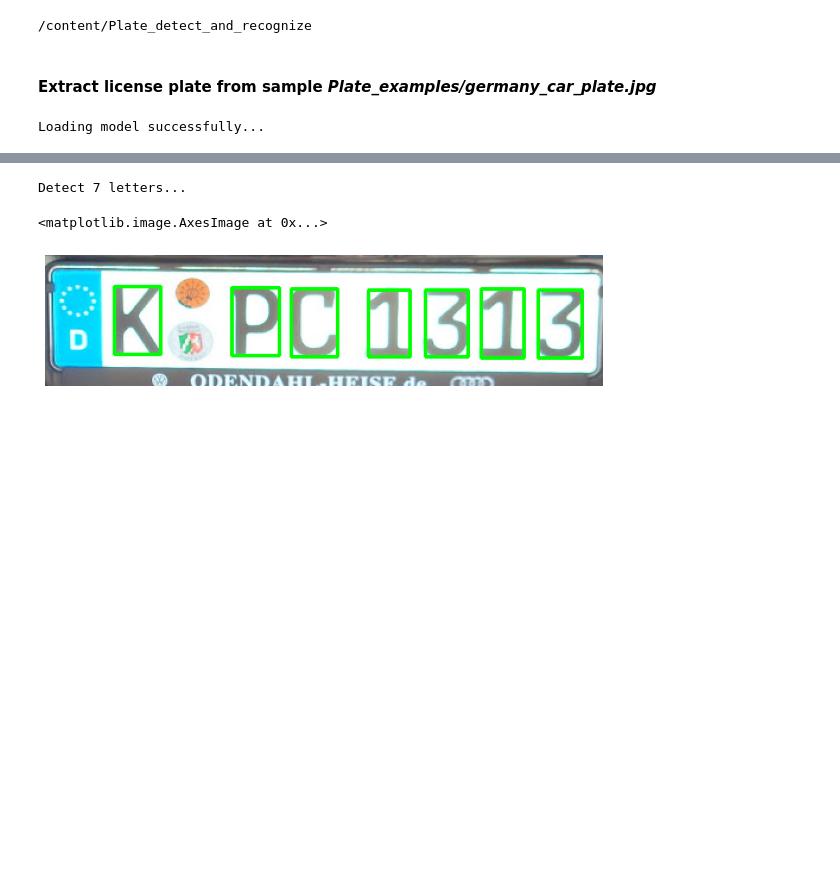
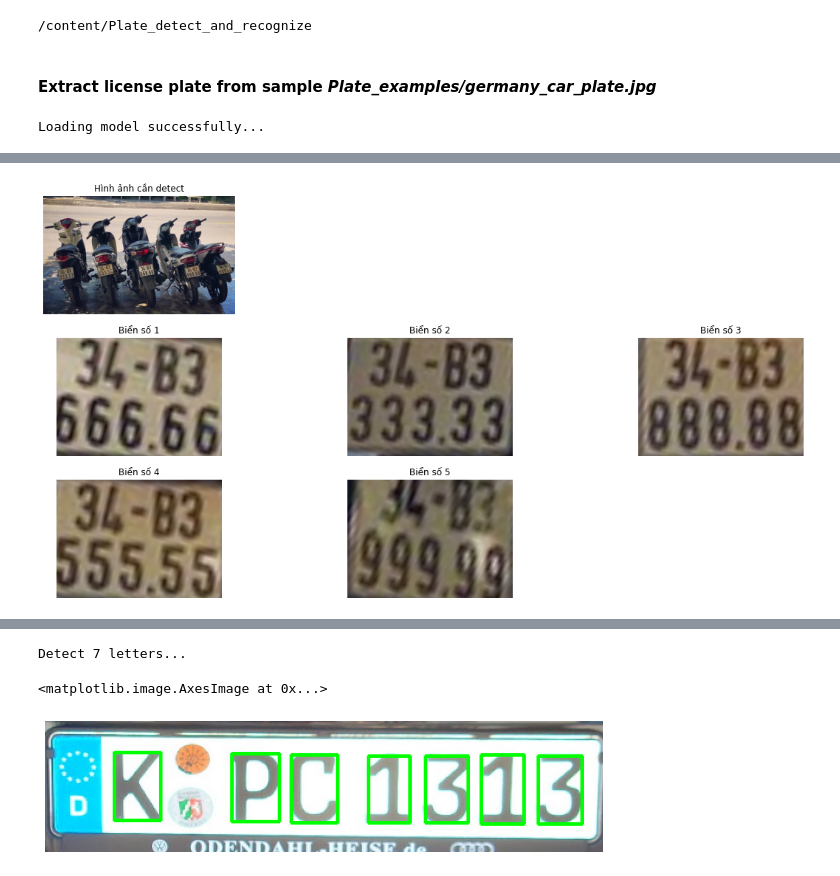
Before and after one commit to phan-le-phu/Plate_detect_and_recognize, a Jupyter notebook: [Part 2]Plate_character_segmentation_with_OpenCV.ipynb, the cells around one changed output, grey strips where cells are left out. Drawn from its saved outputs; the diff is of its cells as text; code cells hidden in the pictures; blank space fills up the shorter version.

```diff
--- a/[Part 2]Plate_character_segmentation_with_OpenCV.ipynb
+++ b/[Part 2]Plate_character_segmentation_with_OpenCV.ipynb
@@ -87,3 +72,17 @@ array([[1, 1, 1],
+# %%
+nrows = math.ceil(len(LpImg) / 3) + 1
+fig3 = plt.figure(figsize=(20, 10))
+ax = fig3.add_subplot(nrows, 3, 1)
+ax.axis("off")
+ax.set_title("Hình ảnh cần detect")
+implot = plt.imshow(vehicle)
+for i in range(len(LpImg)):
+  ax = fig3.add_subplot(nrows, 3, 4 + i)
+  ax.axis("off")
+  ax.set_title(f"Biển số {i + 1}")
+  plt.imshow(LpImg[i])
+# %% [output]
+[figure, added]
 # %%
 if (len(LpImg)): #check if there is at least one license image
     # Scales, calculates absolute values, and converts the result to 8-bit.
```
Also changed, not shown: parts of 6 cells of this notebook.
